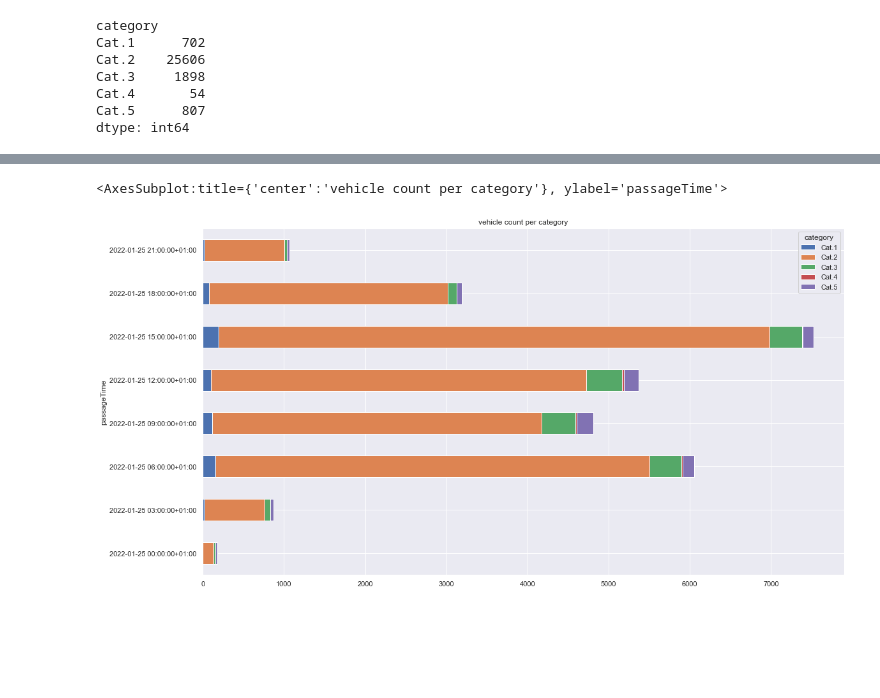
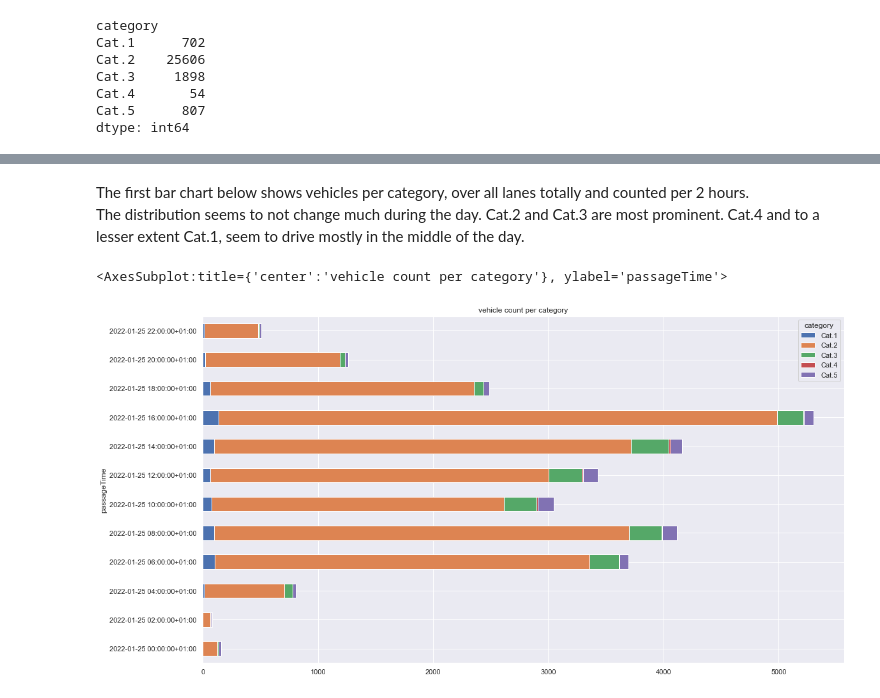
Before and after one commit to piotrv/ARS, a Jupyter notebook: notebooks/Traffic Flow Continuity and Daily Patterns.ipynb, the cells around one changed output, grey strips where cells are left out. Drawn from its saved outputs; the diff is of its cells as text; code cells hidden in the pictures; blank space fills up the shorter version.

```diff
--- a/notebooks/Traffic Flow Continuity and Daily Patterns.ipynb
+++ b/notebooks/Traffic Flow Continuity and Daily Patterns.ipynb
@@ -278,7 +250,7 @@ Cat.4       54
 Cat.5      807
 dtype: int64
 # %%
-sns.set(rc={"figure.figsize":(10, 8)})
+sns.set(rc={"figure.figsize":(8, 6)})
 df_da2.pivot_table(columns='category',aggfunc='size').plot(kind='bar', title="Distribution of vehicle categories")
 # %% [output]
 <AxesSubplot:title={'center':'Distribution of vehicle categories'}, xlabel='category'>
@@ -288,4 +258,2 @@ df_da2.pivot_table(columns='category',aggfunc='size').plot(kind='bar', title="Di
-# %%
-sns.set(rc={"figure.figsize":(10, 8)})
 # %%
 hourly_cat2 = df_da2[df_da2["category"] == "Cat.2"].resample('H').mean()
@@ -321,9 +279,12 @@ plt.rcParams['figure.figsize'] = 20,10
 # %%
 # df_da2.index.strftime("%H:%m:%S")
 sns.set(rc={"figure.figsize":(18, 10)})
+# %% [markdown]
+The first bar chart below shows vehicles per category, over all lanes totally and  counted per 2 hours.<br>The distribution seems to not change much during the day.
+Cat.2 and Cat.3 are most prominent. Cat.4 and to a lesser extent Cat.1, seem to drive mostly in the middle of the day.
 # %%
-df_da2.groupby(["category"])["vehicleLength"].resample('3H').count().unstack().transpose().plot.barh(stacked = True, title="vehicle count per category")
+df_da2.groupby(["category"])["vehicleLength"].resample('2H').count().unstack().transpose().plot.barh(stacked = True, title="vehicle count per category")
 # %% [output]
 <AxesSubplot:title={'center':'vehicle count per category'}, ylabel='passageTime'>
-[figure, old version]
+[figure, new version]
 # %%
```
Also changed, not shown: parts of 28 cells of this notebook.
